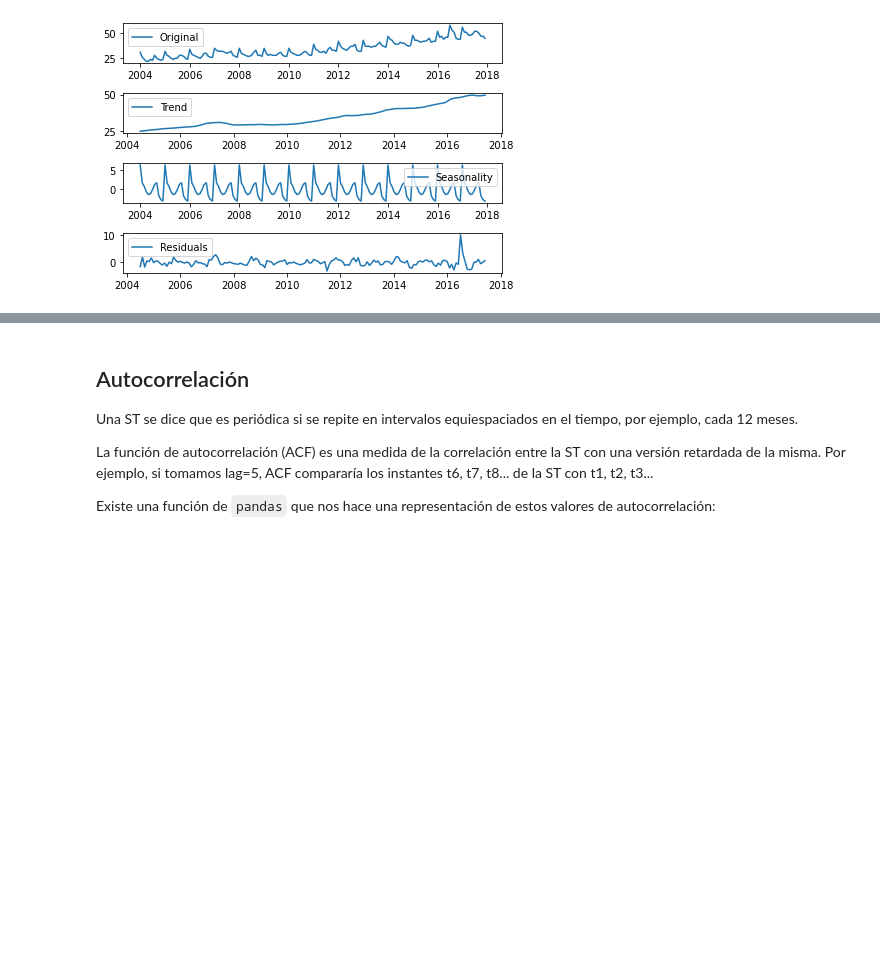
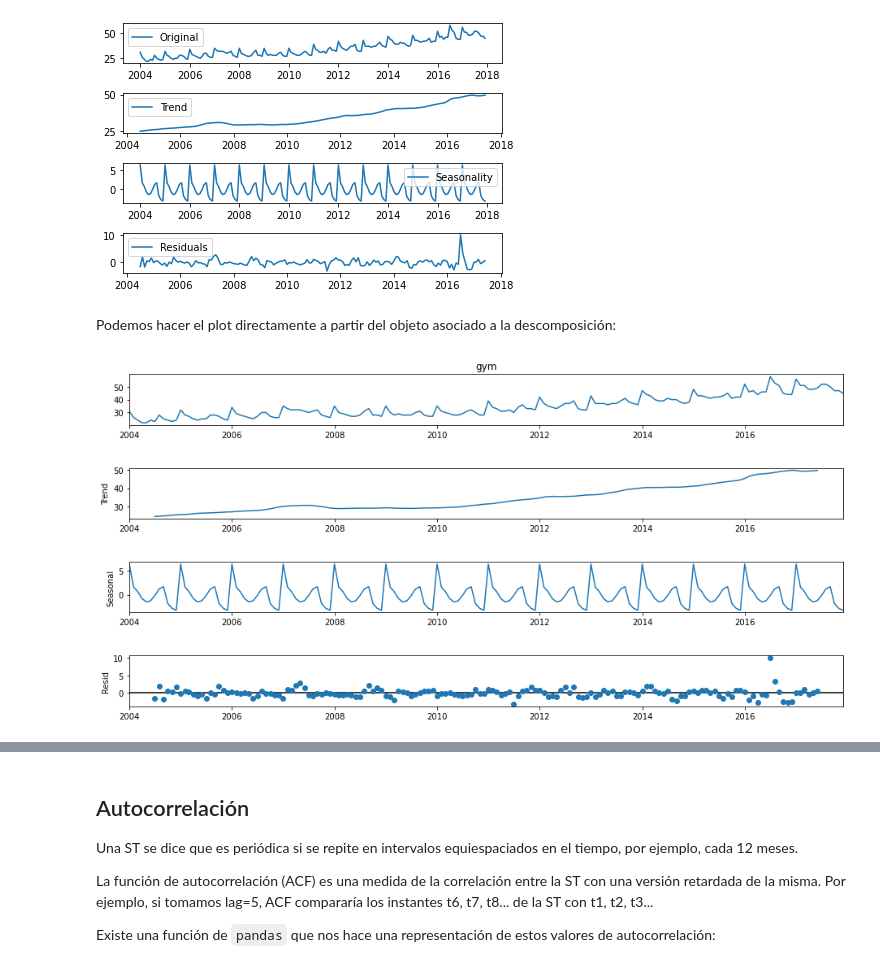
Before and after one commit to ayrna/ap2122, a Jupyter notebook: series-temporales/time_series.ipynb, the cells around one changed output, grey strips where cells are left out. Cells and saved outputs as stored; diff of their text form; code cells hidden in the pictures; blank space fills up the shorter version.

```diff
--- a/series-temporales/time_series.ipynb
+++ b/series-temporales/time_series.ipynb
@@ -333,3 +333,11 @@ plt.legend(loc='best')
 plt.tight_layout()
 # %% [output]
 [figure]
+# %% [markdown]
+Podemos hacer el plot directamente a partir del objeto asociado a la descomposición:
+# %%
+fig = decomposition.plot()
+fig.set_size_inches(14,7)
+plt.show()
+# %% [output]
+[figure, added]
```
Also changed, not shown: parts of 36 cells of this notebook, 28 other files.
